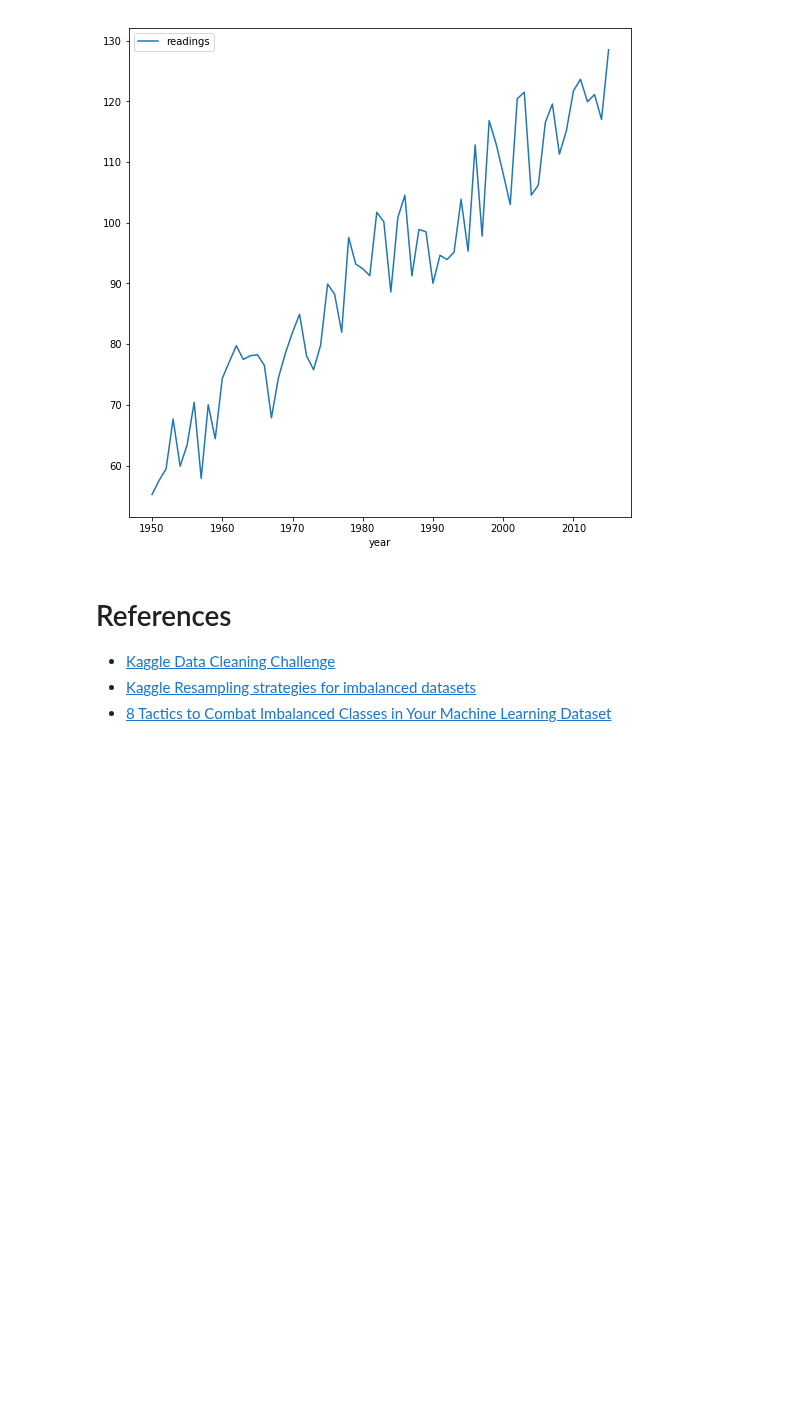
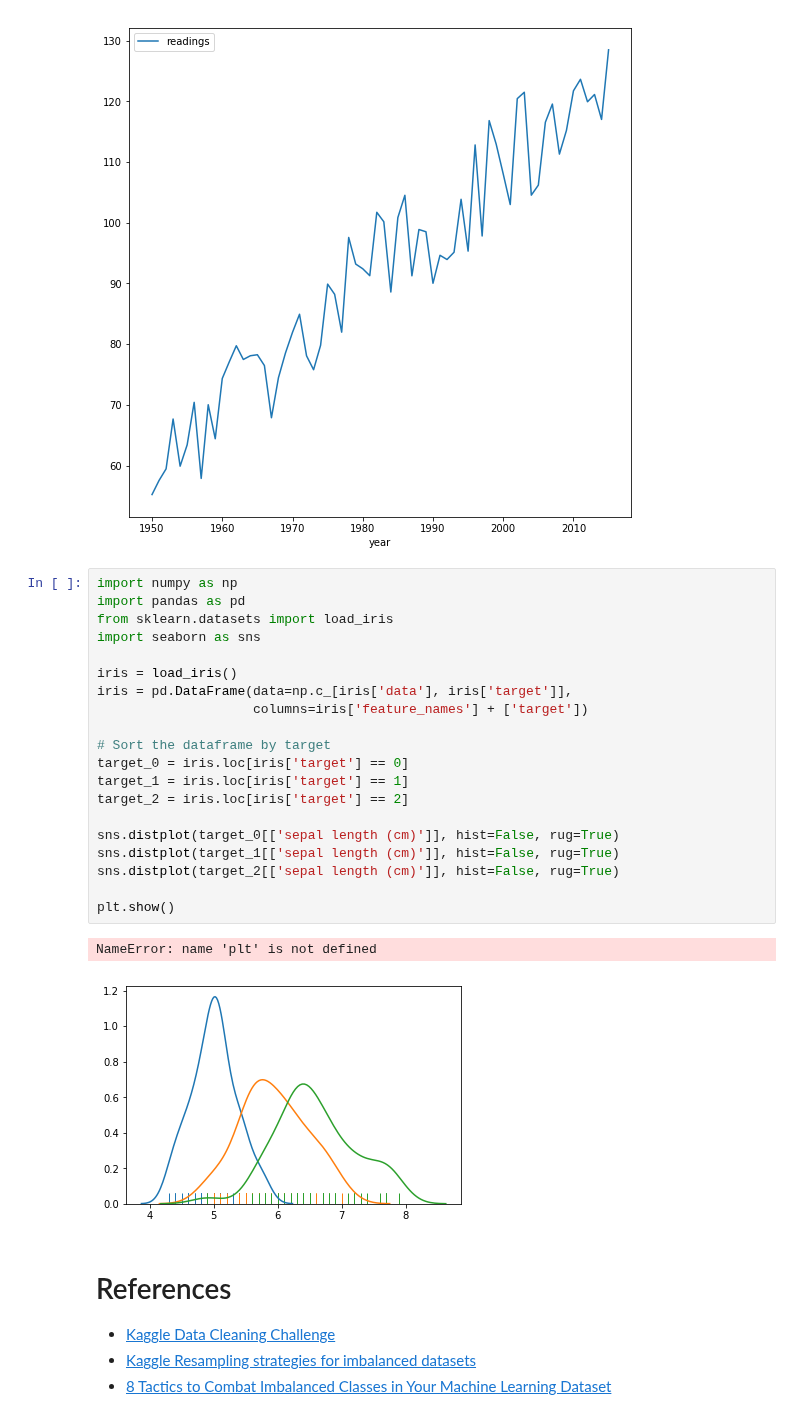
Before and after one commit to ksatola/Data-Science-Notes, a Jupyter notebook: EDA_Template.ipynb, the cells around one changed output. Drawn from its saved outputs; the diff is of its cells as text; blank space fills up the shorter version.

```diff
--- a/EDA_Template.ipynb
+++ b/EDA_Template.ipynb
@@ -2228,6 +2228,29 @@ my_fig = my_plot.get_figure()            # Get the figure
 my_fig.savefig("line_plot_example.png")  # Save to file
 # %% [output]
 [figure]
+# %%
+import numpy as np
+import pandas as pd
+from sklearn.datasets import load_iris
+import seaborn as sns
+
+iris = load_iris()
+iris = pd.DataFrame(data=np.c_[iris['data'], iris['target']],
+                    columns=iris['feature_names'] + ['target'])
+
+# Sort the dataframe by target
+target_0 = iris.loc[iris['target'] == 0]
+target_1 = iris.loc[iris['target'] == 1]
+target_2 = iris.loc[iris['target'] == 2]
+
+sns.distplot(target_0[['sepal length (cm)']], hist=False, rug=True)
+sns.distplot(target_1[['sepal length (cm)']], hist=False, rug=True)
+sns.distplot(target_2[['sepal length (cm)']], hist=False, rug=True)
+
+plt.show()
+# %% [output]
+NameError: name 'plt' is not defined
+[figure, added]
 # %% [markdown]
 # References
 - [Kaggle Data Cleaning Challenge](https://www.kaggle.com/rtatman/data-cleaning-challenge-inconsistent-data-entry/)
```
